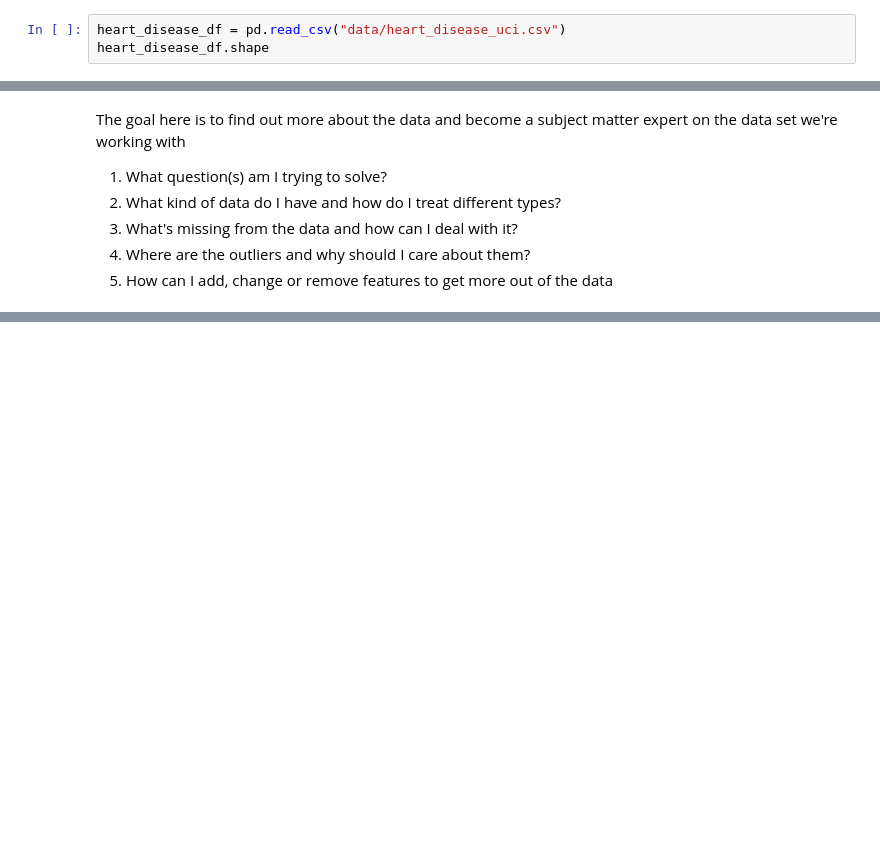
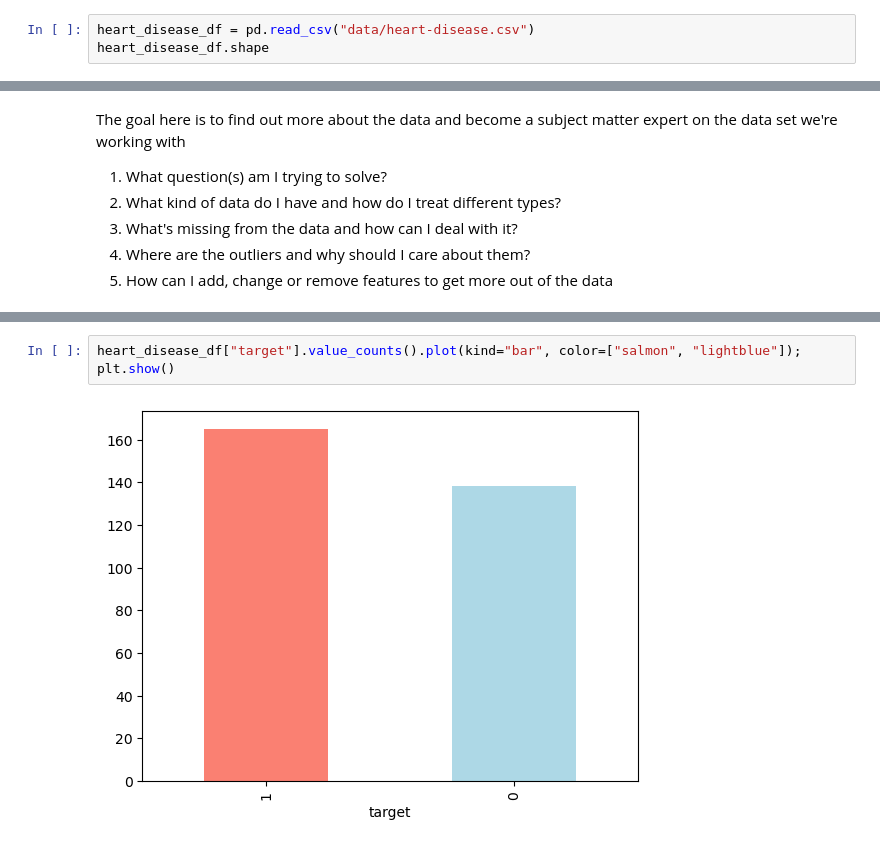
Before and after one commit to Nexi77/classifying-heart-diseases, a Jupyter notebook: heart_disease_classification.ipynb, the cells around one changed output, grey strips where cells are left out. Cells and saved outputs as stored; diff of their text form; blank space fills up the shorter version.

Commit message:
feat(data): load data from csv and start evaluation

```diff
--- a/heart_disease_classification.ipynb
+++ b/heart_disease_classification.ipynb
@@ -115,6 +117,6 @@ from sklearn.metrics import precision_score, recall_score, f1_score
 # %% [markdown]
 ## Load data
 # %%
-heart_disease_df = pd.read_csv("data/heart_disease_uci.csv")
+heart_disease_df = pd.read_csv("data/heart-disease.csv")
 heart_disease_df.shape
 # %% [output]
@@ -196,0 +151,5 @@ dtype: int64
+# %%
+heart_disease_df["target"].value_counts().plot(kind="bar", color=["salmon", "lightblue"]);
+plt.show()
+# %% [output]
+[figure, added]
```
Also changed, not shown: parts of 19 cells of this notebook.
